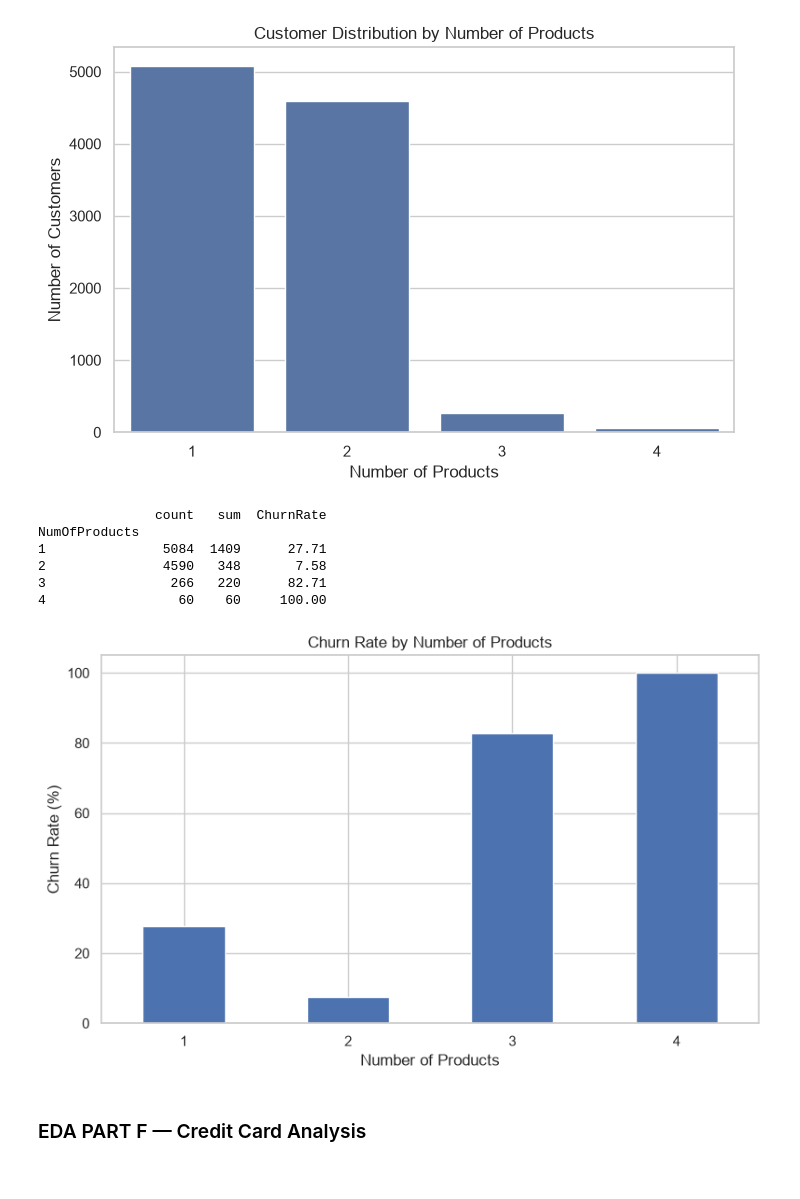
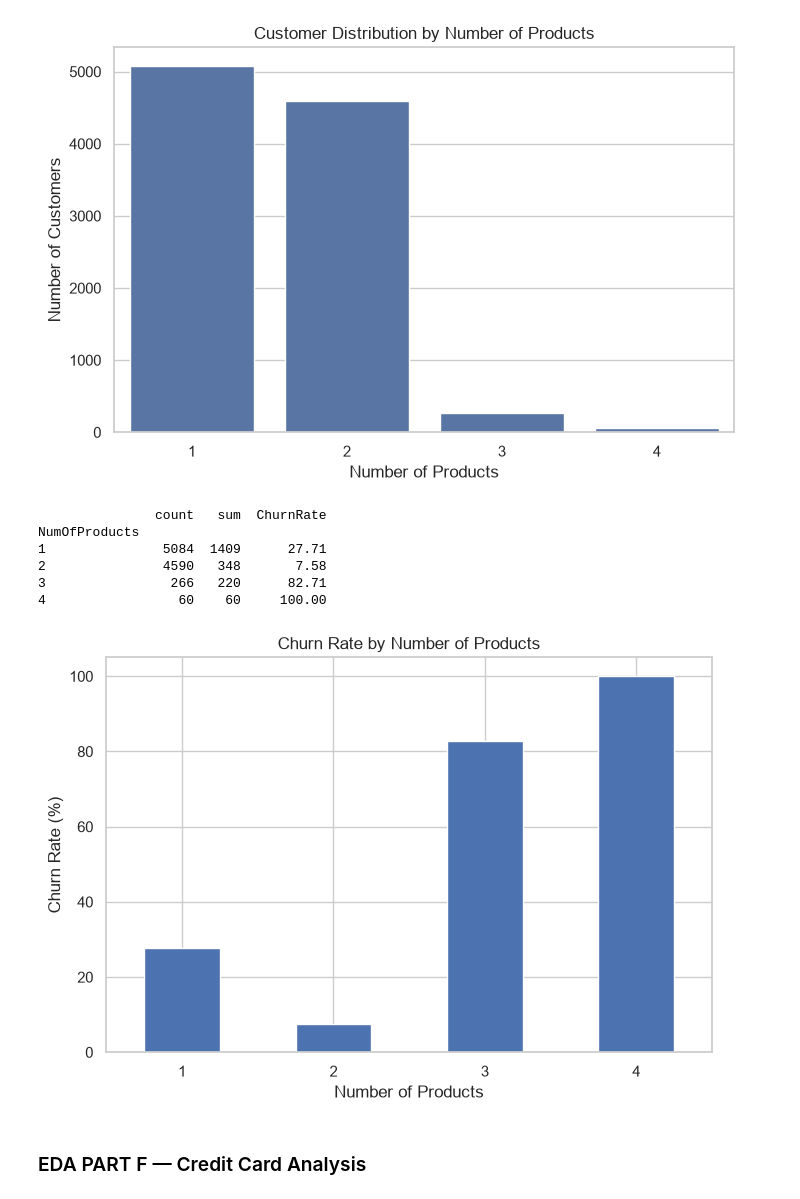
Before and after one commit to DivyeshChavda77/customer-retention-analysis, a Jupyter notebook: notebook/customer_retention_eda.ipynb, the cells around one changed output. Drawn from its saved outputs; the diff is of its cells as text; code cells hidden in the pictures.

```diff
--- a/notebook/customer_retention_eda.ipynb
+++ b/notebook/customer_retention_eda.ipynb
@@ -501,35 +510,35 @@ print(product_churn.round(2))
 
 product_churn = (
     df.groupby("NumOfProducts")["Exited"]
     .mean() * 100
 )
 
-plt.figure(figsize=(8, 5))
+plt.figure(figsize=(7, 5))
 
 product_churn.plot(kind="bar")
 
 plt.title("Churn Rate by Number of Products")
 plt.xlabel("Number of Products")
 plt.ylabel("Churn Rate (%)")
 plt.xticks(rotation=0)
 
 plt.tight_layout()
 
 plt.savefig(
     "../outputs/charts/churn_by_product_count.png",
     dpi=300,
     bbox_inches="tight"
 )
 
 plt.show()
 # %% [output]
                count   sum  ChurnRate
 NumOfProducts
 1               5084  1409      27.71
 2               4590   348       7.58
 3                266   220      82.71
 4                 60    60     100.00
-[figure, old version]
+[figure, new version]
 # %% [markdown]
 ### EDA PART F — Credit Card Analysis
 # %%
```
Also changed, not shown: parts of 13 cells of this notebook, 6 other files.
